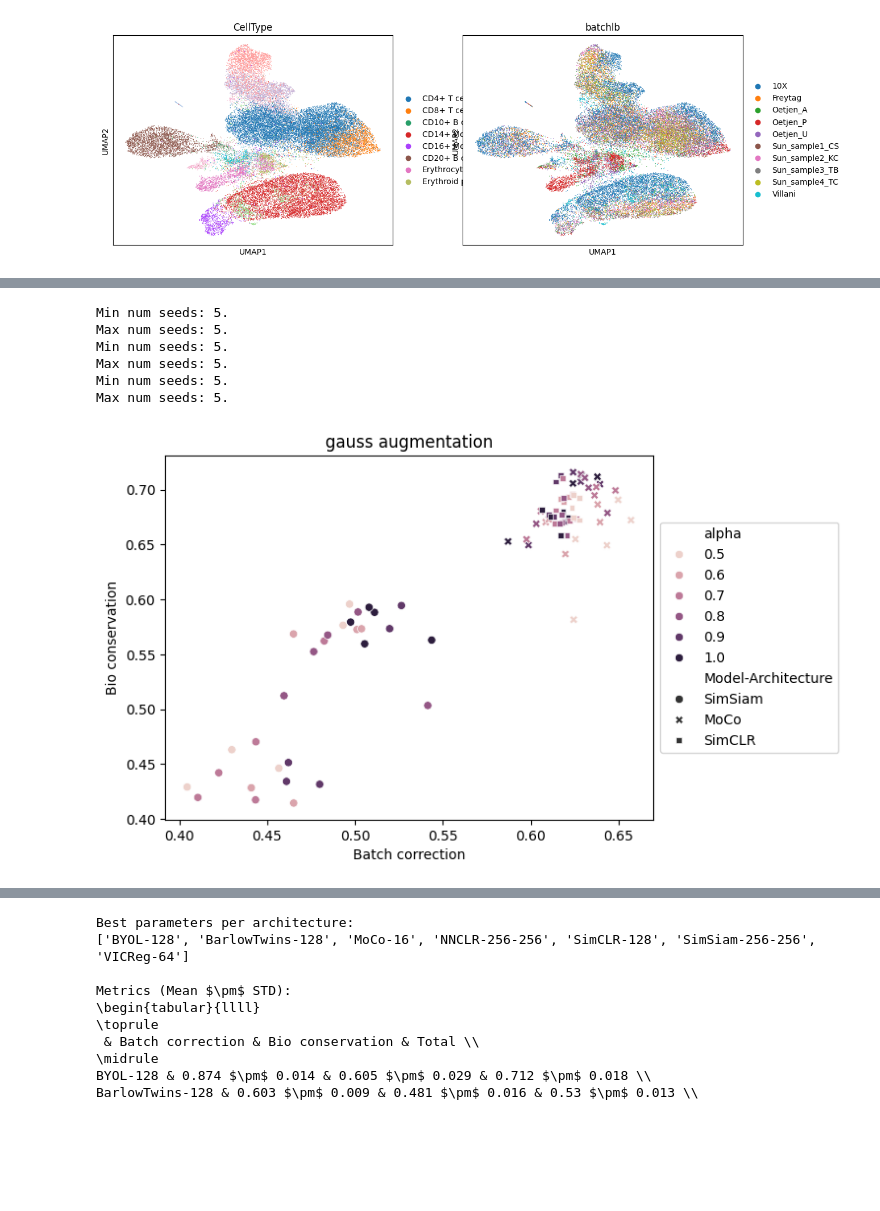
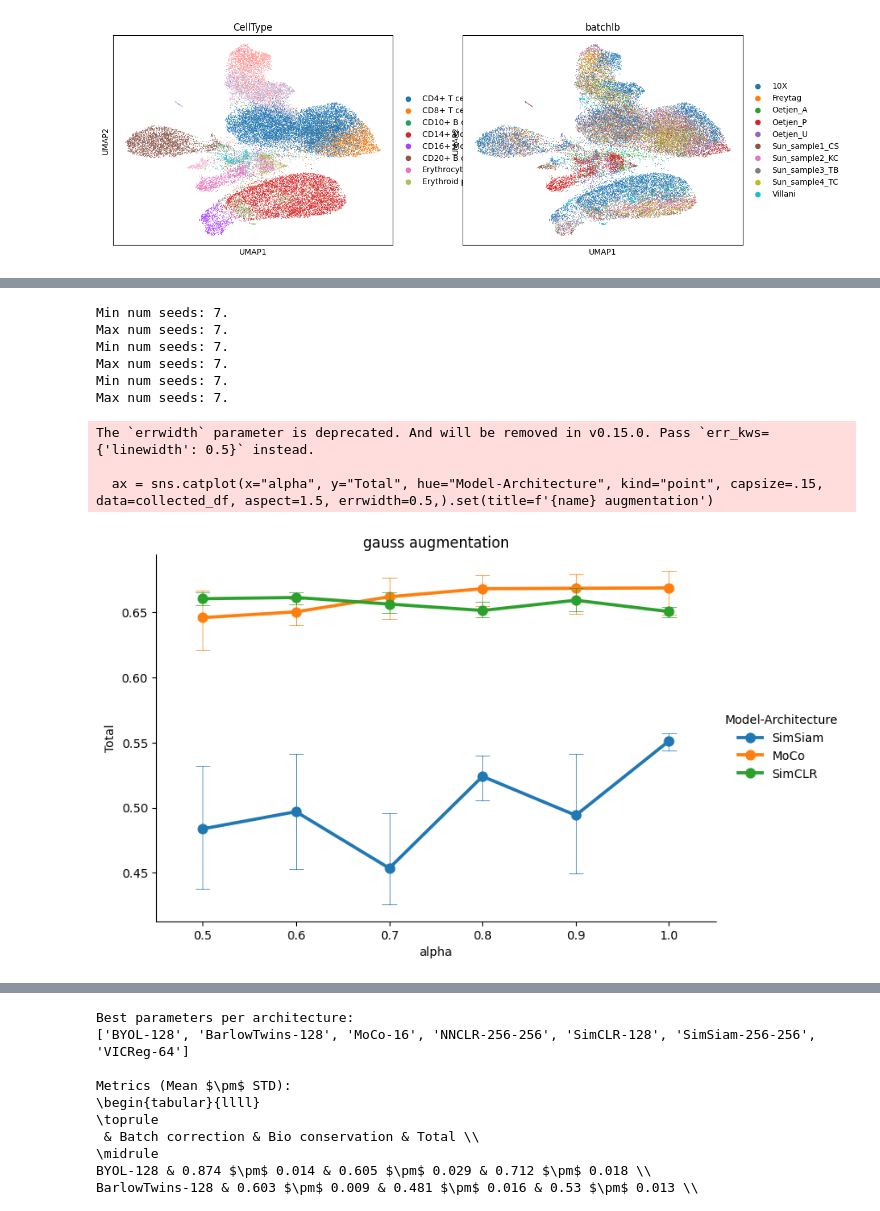
Before and after one commit to OlgaOvcharenko/scAugmentBench, a Jupyter notebook: debug.ipynb, the cells around one changed output, grey strips where cells are left out. Drawn from its saved outputs; the diff is of its cells as text; code cells hidden in the pictures; blank space fills up the shorter version.

Commit message:
Working alpha-alpha plotter in debug.

```diff
--- a/debug.ipynb
+++ b/debug.ipynb
@@ -137,6 +137,8 @@ import pandas as pd
 import seaborn as sns
 import numpy as np
 import matplotlib.pyplot as plt
+
+from evaluator import *
 
 
 def get_bigger_table(project_root = "/local/home/tomap/scAugmentBench", dirname = "architecture-ablation",
@@ -174,38 +176,42 @@ def get_bigger_table(project_root = "/local/home/tomap/scAugmentBench", dirname
                 augnames.append(param.split("-")[0])
             df = pd.DataFrame(pd.concat(metrics).round(4))#, columns=[seed for seed in os.listdir(os.path.join(tmp, param))])
             ls.append(df)
     augname = np.unique(np.array(augnames))
     assert len(augname) == 1, "!!!! PROBLEM !!!!"
     return pd.concat(ls), augname[0]
 
 def plot_bigger_table_alpha_total(collected_df, name):
     tmp = collected_df.copy()
     collected_df_scaled = scale_table(tmp.drop(columns=['alpha', 'Model-Architecture']))
     collected_df_scaled['alpha'] = collected_df['alpha']
     collected_df_scaled['Model-Architecture'] = collected_df['Model-Architecture']
 
     ax = sns.catplot(x="alpha", y="Total", hue="Model-Architecture", kind="point", capsize=.15, data=collected_df, aspect=1.5, errwidth=0.5,).set(title=f'{name} augmentation')
     ax.savefig(f"/local/home/tomap/output/{name}-alphas.png")
 
 
 def plot_bigger_table_scatter(collected_df, name):
     tmp = collected_df.copy()
     collected_df_scaled = scale_table(tmp.drop(columns=['alpha', 'Model-Architecture']))
     collected_df_scaled['alpha'] = collected_df['alpha']
     collected_df_scaled['Model-Architecture'] = collected_df['Model-Architecture']
 
     ax = sns.scatterplot(data=collected_df, x="Batch correction", y="Bio conservation", hue="alpha", style="Model-Architecture",)
     ax.set(title=f'{name} augmentation')
     ax.legend(loc='center left', bbox_to_anchor=(1, 0.5), ncol=1)
     plt.savefig(f"/local/home/tomap/output/{name}-alphas-scatter.png")
 
 df, augname = get_bigger_table(dirname="augmentation-ablation-vol2", dname="ImmHuman")
-plot_bigger_table_scatter(df, augname)
+#plot_bigger_table_scatter(df, augname)
+plot_bigger_table_alpha_total(df, augname)
 # %% [output]
-Min num seeds: 5.
-Max num seeds: 5.
-Min num seeds: 5.
-Max num seeds: 5.
-Min num seeds: 5.
-Max num seeds: 5.
+Min num seeds: 7.
+Max num seeds: 7.
+Min num seeds: 7.
+Max num seeds: 7.
+Min num seeds: 7.
+Max num seeds: 7.
+The `errwidth` parameter is deprecated. And will be removed in v0.15.0. Pass `err_kws={'linewidth': 0.5}` instead.
+
+  ax = sns.catplot(x="alpha", y="Total", hue="Model-Architecture", kind="point", capsize=.15, data=collected_df, aspect=1.5, errwidth=0.5,).set(title=f'{name} augmentation')
-[figure, old version]
+[figure, new version]
```
Also changed, not shown: parts of 6 cells of this notebook, 8 other files.
